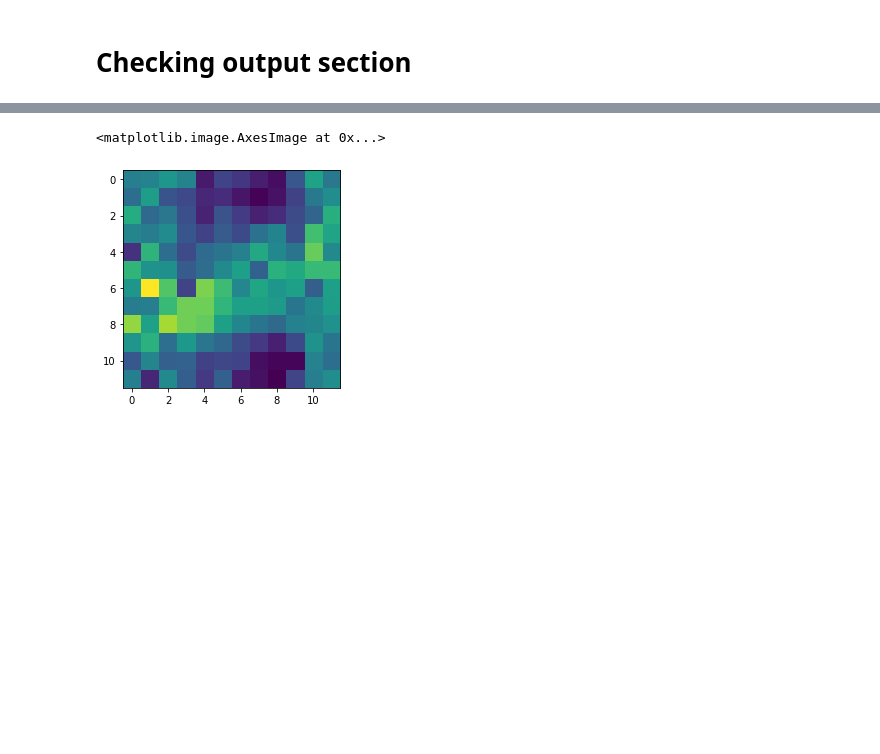
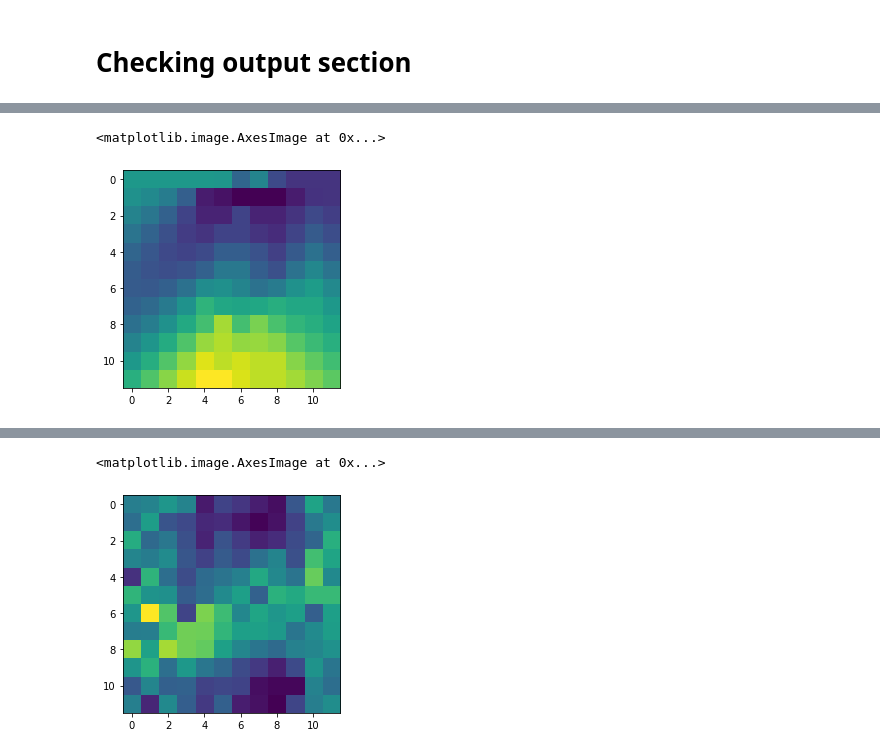
Before and after one commit to ccli3896/RLWorms, a Jupyter notebook: 12_19_realworms/RunThings.ipynb, the cells around one changed output, grey strips where cells are left out. Saved outputs shown, nothing was run; the diff lists cells and outputs as text; code cells hidden in the pictures; blank space fills up the shorter version.

```diff
--- a/12_19_realworms/Untitled.ipynb
+++ b/12_19_realworms/RunThings.ipynb
@@ -14,6 +14,7 @@ import utils as ut
 import tab_agents as tab
 from datetime import datetime
 
+init_df = './nogap_traj_df.pkl'
 folder = './Data/Reals'+datetime.now().strftime('%d-%m-%H-%M')
 fbase = folder+'/realworm_'
 if os.path.isdir(folder):
@@ -44,7 +45,7 @@ if __name__=='__main__':
     worm_agent = tab.Q_Alpha_Agent(gamma=0, epsilon=0.05, alpha=0) # Agent doesn't learn
     # Start model environments and learners
     dh = mba.DataHandler()
-    dh.load_df('./nogap_traj_df.pkl')
+    dh.load_df(init_df)
 
     for loop in range(collection_eps):
         fname = fbase+str(loop)+'.pkl'
@@ -231,0 +172,2 @@ traj
+# %%
+learner = mba.Learner(worm_agent,'test',worm_pars={'num_models':1,'frac':1})
@@ -231,0 +176,5 @@ traj
+# %%
+plt.imshow(learner.modset.models[0]['body_on'][:,:,0])
+# %% [output]
+<matplotlib.image.AxesImage at 0x...>
+[figure, added]
```
Also changed, not shown: parts of 12 cells of this notebook, 21 other files.
